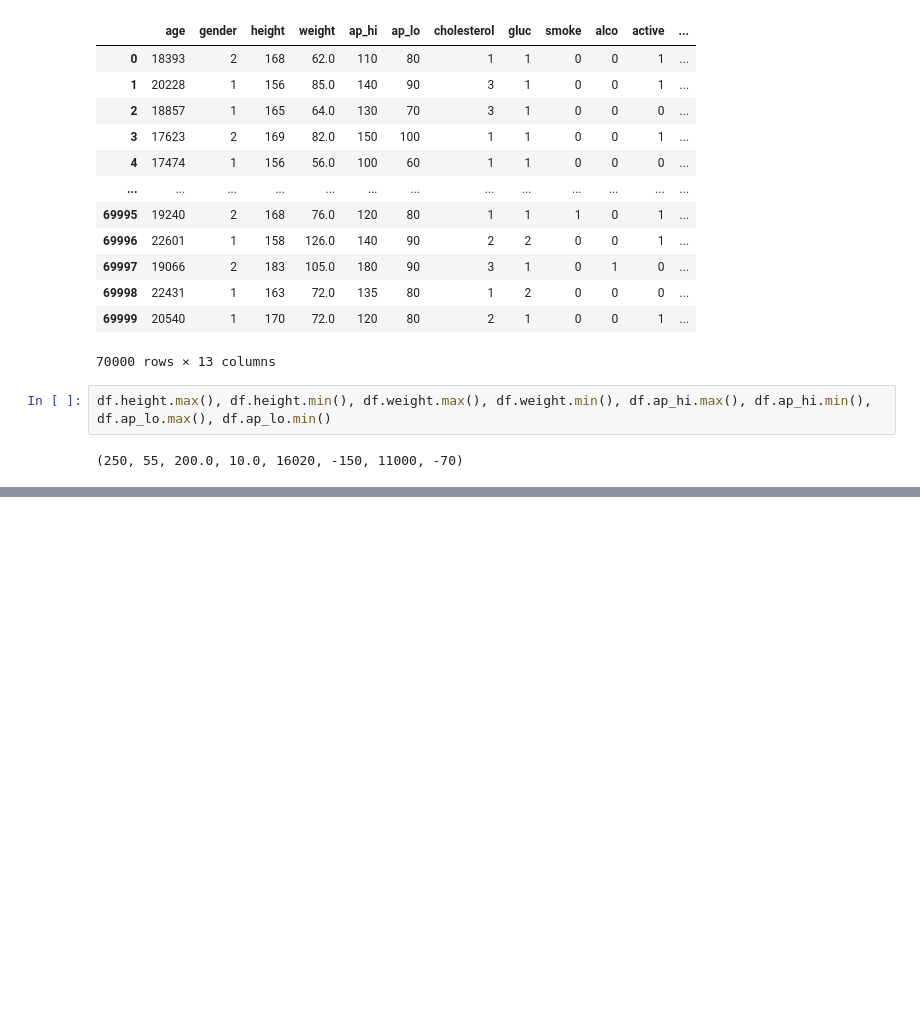
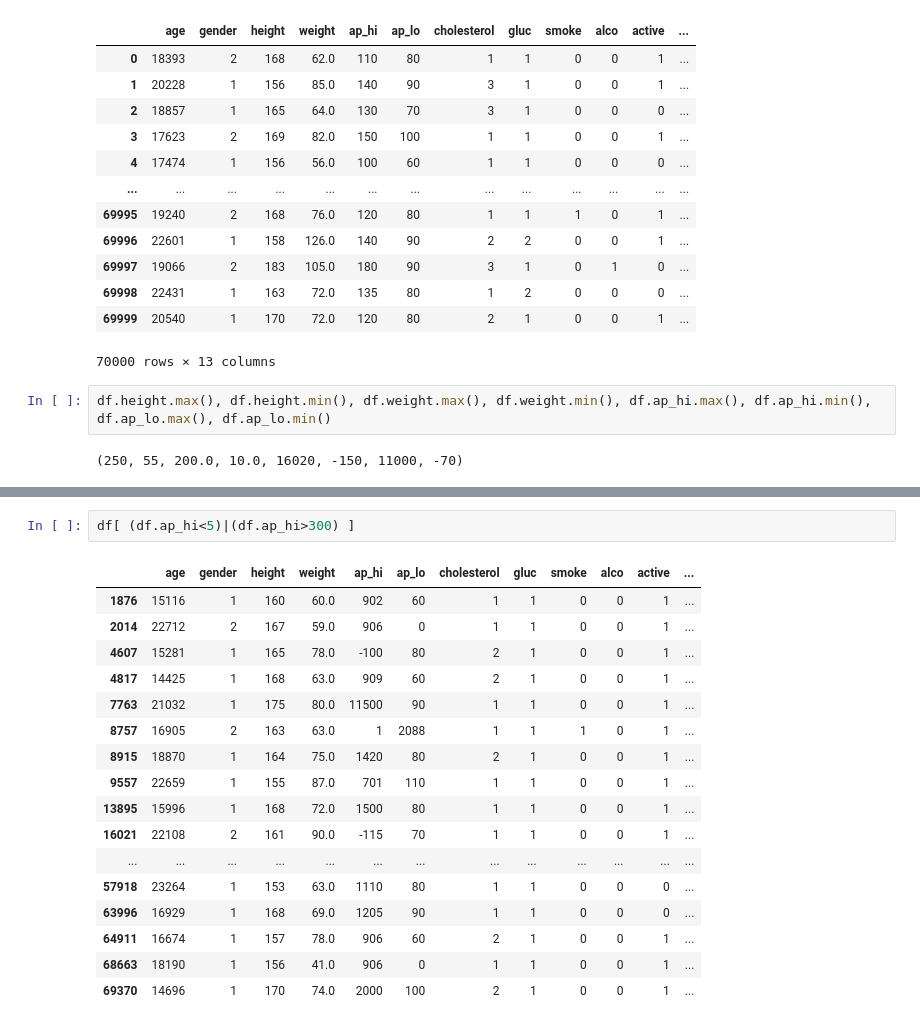
Before and after one commit to jpphi/prj_final, a Jupyter notebook: E1/E1_baseb12.ipynb, the cells around one changed output, grey strips where cells are left out. Saved outputs shown, nothing was run; the diff lists cells and outputs as text; blank space fills up the shorter version.

```diff
--- a/E1/E1_baseb12.ipynb
+++ b/E1/E1_baseb12.ipynb
@@ -57,0 +196,20 @@ cte_age_an_jour= 365,242199
+# %%
+df[ (df.ap_hi<5)|(df.ap_hi>300) ]
+# %% [output]
+|  | age | gender | height | weight | ap_hi | ap_lo | cholesterol | gluc | smoke | alco | active | ... |
+| 1876 | 15116 | 1 | 160 | 60.0 | 902 | 60 | 1 | 1 | 0 | 0 | 1 | ... |
+| 2014 | 22712 | 2 | 167 | 59.0 | 906 | 0 | 1 | 1 | 0 | 0 | 1 | ... |
+| 4607 | 15281 | 1 | 165 | 78.0 | -100 | 80 | 2 | 1 | 0 | 0 | 1 | ... |
+| 4817 | 14425 | 1 | 168 | 63.0 | 909 | 60 | 2 | 1 | 0 | 0 | 1 | ... |
+| 7763 | 21032 | 1 | 175 | 80.0 | 11500 | 90 | 1 | 1 | 0 | 0 | 1 | ... |
+| 8757 | 16905 | 2 | 163 | 63.0 | 1 | 2088 | 1 | 1 | 1 | 0 | 1 | ... |
+| 8915 | 18870 | 1 | 164 | 75.0 | 1420 | 80 | 2 | 1 | 0 | 0 | 1 | ... |
+| 9557 | 22659 | 1 | 155 | 87.0 | 701 | 110 | 1 | 1 | 0 | 0 | 1 | ... |
+| 13895 | 15996 | 1 | 168 | 72.0 | 1500 | 80 | 1 | 1 | 0 | 0 | 1 | ... |
+| 16021 | 22108 | 2 | 161 | 90.0 | -115 | 70 | 1 | 1 | 0 | 0 | 1 | ... |
+| ... | ... | ... | ... | ... | ... | ... | ... | ... | ... | ... | ... | ... |
+| 57918 | 23264 | 1 | 153 | 63.0 | 1110 | 80 | 1 | 1 | 0 | 0 | 0 | ... |
+| 63996 | 16929 | 1 | 168 | 69.0 | 1205 | 90 | 1 | 1 | 0 | 0 | 0 | ... |
+| 64911 | 16674 | 1 | 157 | 78.0 | 906 | 60 | 2 | 1 | 0 | 0 | 1 | ... |
+| 68663 | 18190 | 1 | 156 | 41.0 | 906 | 0 | 1 | 1 | 0 | 0 | 1 | ... |
+| 69370 | 14696 | 1 | 170 | 74.0 | 2000 | 100 | 2 | 1 | 0 | 0 | 1 | ... |
```
Also changed, not shown: parts of 30 cells of this notebook, 3 other files.
